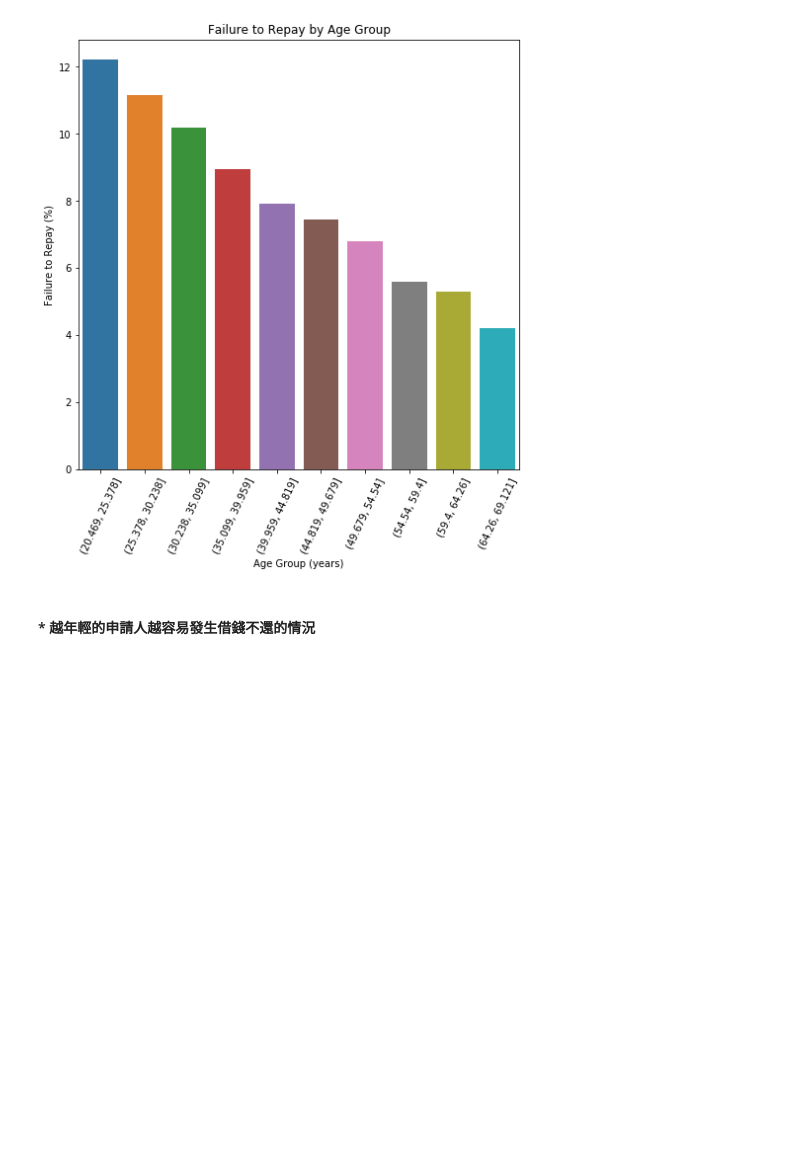
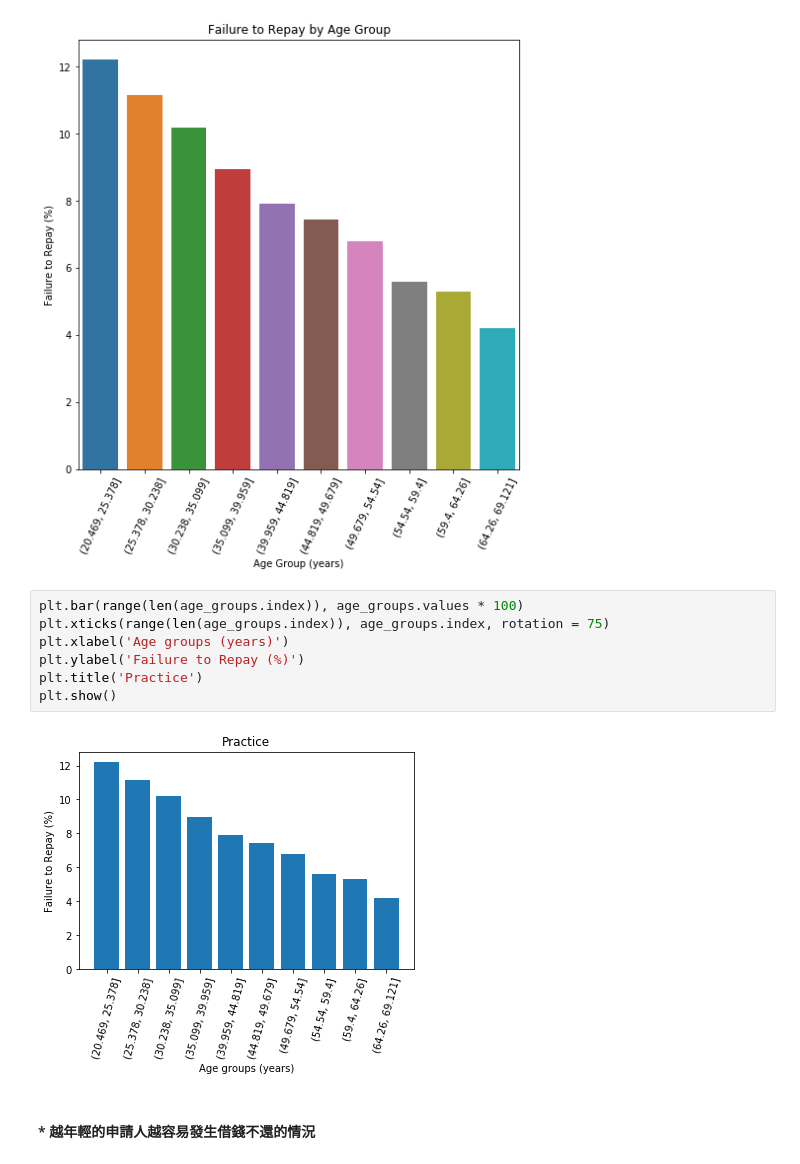
Before and after one commit to w2051200021/ML100Days, a Jupyter notebook: homework/Day_018_HW.ipynb, the cells around one changed output. Cells and saved outputs as stored; diff of their text form; blank space fills up the shorter version.

```diff
--- a/homework/Day_018_HW.ipynb
+++ b/homework/Day_018_HW.ipynb
@@ -136,6 +136,15 @@ plt.title('Failure to Repay by Age Group')
 # %% [output]
 Text(0.5, 1.0, 'Failure to Repay by Age Group')
 [figure]
+# %%
+plt.bar(range(len(age_groups.index)), age_groups.values * 100)
+plt.xticks(range(len(age_groups.index)), age_groups.index, rotation = 75)
+plt.xlabel('Age groups (years)')
+plt.ylabel('Failure to Repay (%)')
+plt.title('Practice')
+plt.show()
+# %% [output]
+[figure, added]
 # %% [markdown]
 #### * 越年輕的申請人越容易發生借錢不還的情況
 # %% [markdown]
```
Also changed, not shown: 1 other file.
